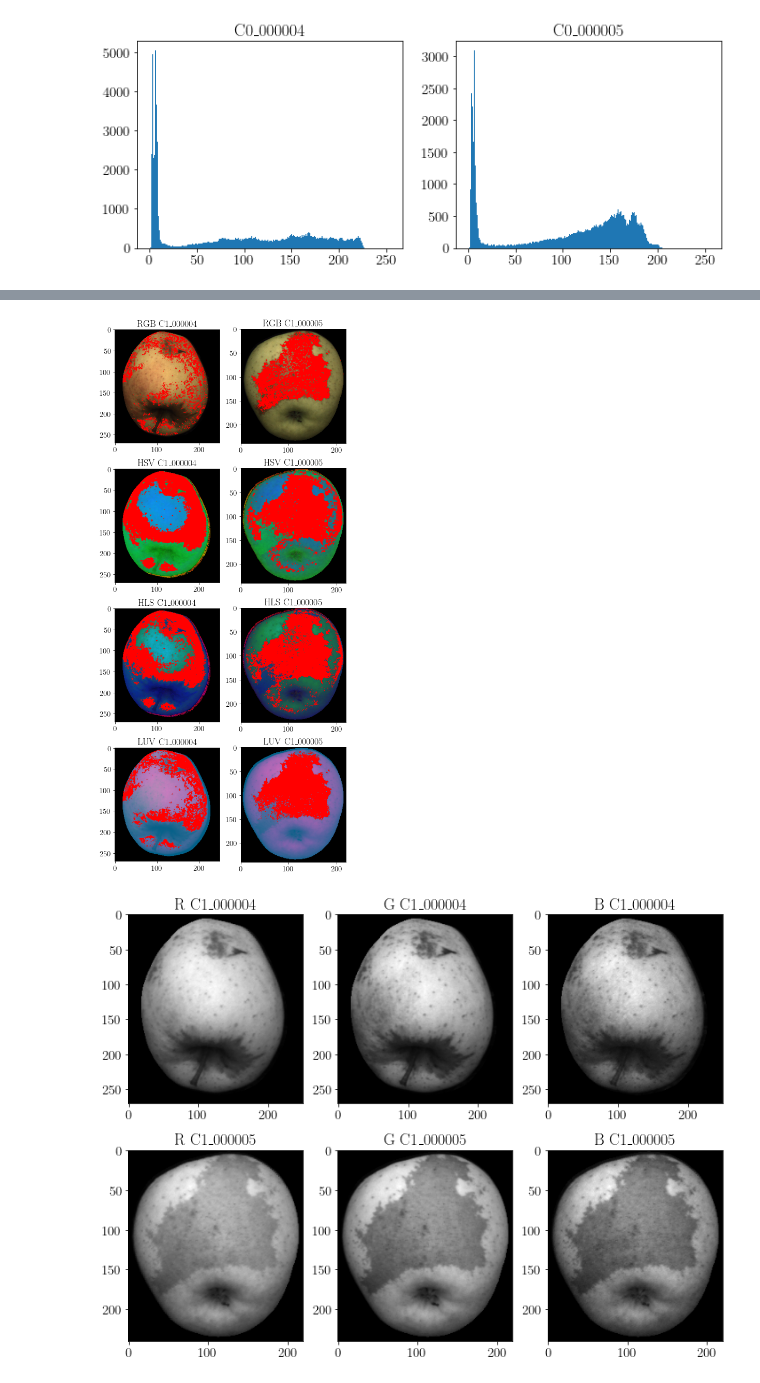
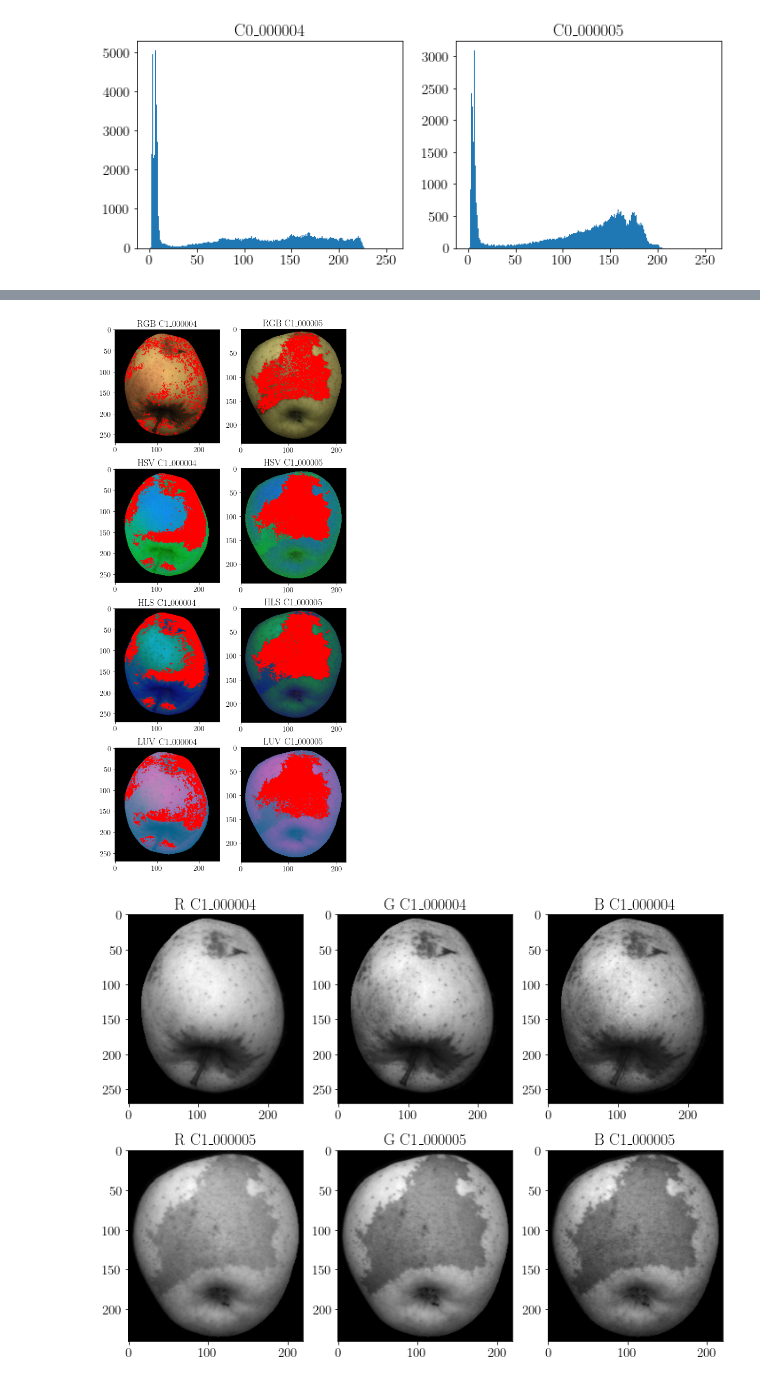
Before and after one commit to matteodonati/fruit_inspection, a Jupyter notebook: fruit_inspection.ipynb, the cells around one changed output, grey strips where cells are left out. Drawn from its saved outputs; the diff is of its cells as text; code cells hidden in the pictures.

Commit message:
Final challenge, images inspection and global thresholding

```diff
--- a/fruit_inspection.ipynb
+++ b/fruit_inspection.ipynb
@@ -181,18 +167,3 @@ for i in range(N_images):
 plt.show()
 # %% [output]
 [figure]
-# %%
-# Defining the figure object to be displayed.
-fig, ax = plt.subplots(1, N_images, figsize = (12, 5))
-
-# Showing the difference between the threshold masks and the fruit masks.
-for i in range(N_images):
-
-    # Adding the specific title.
-    ax[i].set_title(gray_scale_filenames[i])
-
-    # Plotting the computed binary mask.
-    ax[i].imshow(threshold_masks[i] != fruit_masks[i], cmap = "gray")
-
-# Showing the figure.
-plt.show()
@@ -404,6 +370,12 @@ for i in range(N_images):
     # Applying Otsu's thresholding (https://docs.opencv.org/4.x/d7/d4d/tutorial_py_thresholding.html).
     threshold_value, binary_mask = cv2.threshold(f_gray_scale_images[i], 25, 255, cv2.THRESH_BINARY)
 
+    # Definition of an erosion kernel.
+    kernel = cv2.getStructuringElement(cv2.MORPH_ELLIPSE, (10, 10))
+
+    # Erosion of the binary mask.
+    binary_mask = cv2.erode(binary_mask, kernel, iterations = 1)
+
     # Appending the generated binary mask.
     fruit_masks.append(binary_mask)
 
@@ -610,43 +582,46 @@ for i in range(N_images):
     distances_RGB[i] = np.array(distances_RGB[i]).reshape((shapes[i][0], shapes[i][1]))
     distances_HSV[i] = np.array(distances_HSV[i]).reshape((shapes[i][0], shapes[i][1]))
     distances_HLS[i] = np.array(distances_HLS[i]).reshape((shapes[i][0], shapes[i][1]))
     distances_LUV[i] = np.array(distances_LUV[i]).reshape((shapes[i][0], shapes[i][1]))
 
     # Iterating over the rows of the image.
     for j in range(shapes[i][0]):
 
         # Iterating over the columns of the image.
         for k in range(shapes[i][1]):
 
-            # Checking if the distance is lower than mean_X / 1.5.
-            if (RGB_copy[j, k, :] != [0, 0, 0]).any() and distances_RGB[i][j][k] <= mean_RGB / 1.5:
-                RGB_copy[j, k, :] = [255, 0, 0]
+            # Checking if fruit_masks[i] == 255.
+            if fruit_masks[i][j, k] == 255:
 
-            if (HSV_copy[j, k, :] != [0, 0, 0]).any() and distances_HSV[i][j][k] <= mean_HSV / 1.5:
-                HSV_copy[j, k, :] = [255, 0, 0]
+                # Checking if the distance is lower than mean_X / 1.5.
+                if distances_RGB[i][j][k] <= mean_RGB / 1.5:
+                    RGB_copy[j, k, :] = [255, 0, 0]
 
-            if (HLS_copy[j, k, :] != [0, 0, 0]).any() and distances_HLS[i][j][k] <= mean_HLS / 1.5:
-                HLS_copy[j, k, :] = [255, 0, 0]
+                if distances_HSV[i][j][k] <= mean_HSV / 1.5:
+                    HSV_copy[j, k, :] = [255, 0, 0]
 
-            if (LUV_copy[j, k, :] != [0, 0, 0]).any() and distances_LUV[i][j][k] <= mean_LUV / 1.5:
-                LUV_copy[j, k, :] = [255, 0, 0]
+                if distances_HLS[i][j][k] <= mean_HLS / 1.5:
+                    HLS_copy[j, k, :] = [255, 0, 0]
+
+                if distances_LUV[i][j][k] <= mean_LUV / 1.5:
+                    LUV_copy[j, k, :] = [255, 0, 0]
 
     # Adding the specific titles.
     ax[0, i].set_title("RGB " + colour_filenames[i])
     ax[1, i].set_title("HSV " + colour_filenames[i])
     ax[2, i].set_title("HLS " + colour_filenames[i])
     ax[3, i].set_title("LUV " + colour_filenames[i])
 
     # Plotting the computed images.
     ax[0, i].imshow(RGB_copy)
     ax[1, i].imshow(HSV_copy)
     ax[2, i].imshow(HLS_copy)
     ax[3, i].imshow(LUV_copy)
 
 # Showing the figure.
 plt.show()
 # %% [output]
-[figure, old version]
+[figure, new version]
 # %%
 # List of channels' names.
 channels_names = ["R", "G", "B"]
```
Also changed, not shown: parts of 15 cells of this notebook.
